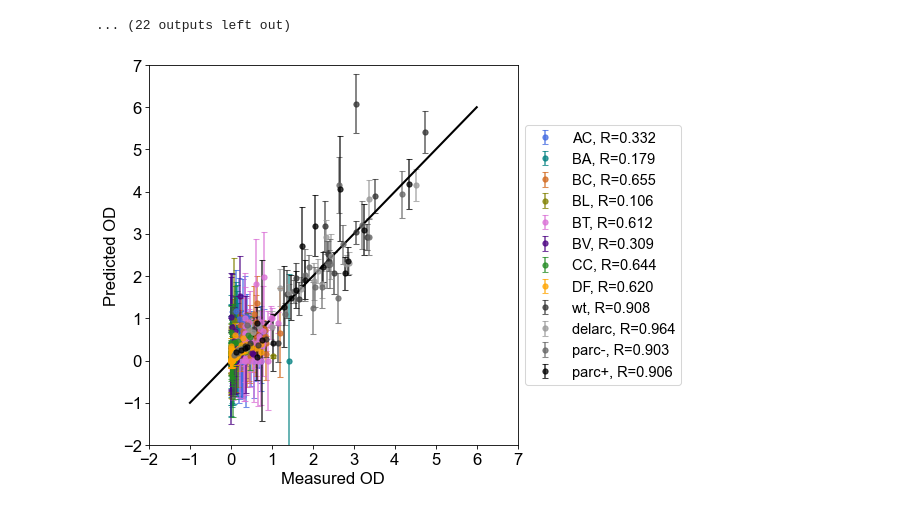
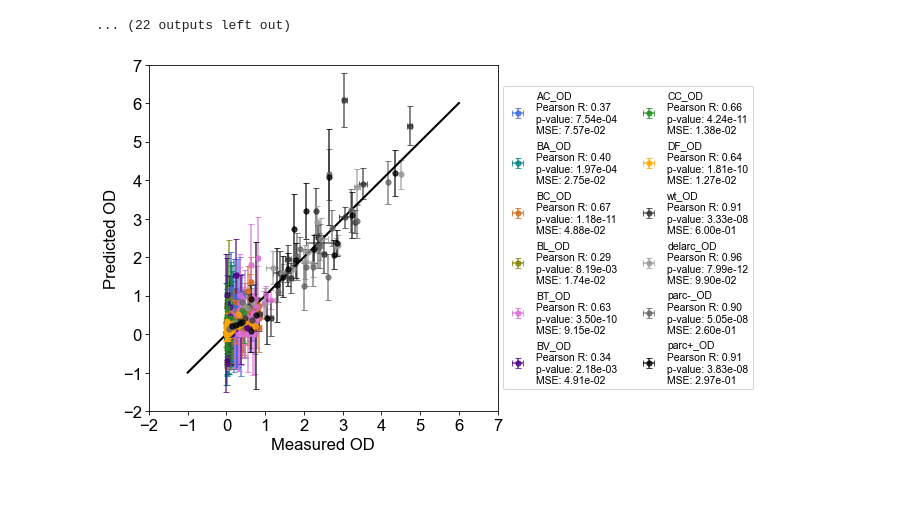
Before and after one commit to VenturelliLab/Liu_et_al_2024, a Jupyter notebook: MiRNN Comm LOO.ipynb, the cells around one changed output. Saved outputs shown, nothing was run; the diff lists cells and outputs as text; code cells hidden in the pictures.

Commit message:
added figures

```diff
--- a/MiRNN Comm LOO.ipynb
+++ b/MiRNN Comm LOO.ipynb
@@ -259,6 +260,8 @@ Pass count  1
 # %%
 # import kfold results
 k_fold_df = pd.read_csv(f"kfold/mirnn/LOO_MiRNN.csv")
+rawdataDF = pd.read_csv('Data/arc_commmono.csv')
+
 r_vals = []
 mse_vals = []
 nll_vals = []
@@ -278,12 +281,16 @@ colordict = {
         'parc+_OD':(0,0,0),
         }
 
-plt.figure(figsize=(8, 6))
+RawDataExp = list(rawdataDF['Experiments'])
+Exptime = [0,3,6,9,12,24]
+
+plt.figure(figsize=(6, 6))
 for i, obs in enumerate(species):
 
     true_vals = []
     pred_vals = []
     stdv_vals = []
+    truestdv_vals = []
 
     for exp_name, kf_df in k_fold_df.groupby("Experiments"):
         true_vals_exp = kf_df[f'{obs} true'].values
@@ -291,41 +298,53 @@ for i, obs in enumerate(species):
         stdv_vals_exp = kf_df[f'{obs} stdv'].values
 
         # if species was inoculated
-        if true_vals_exp[0] > 0:
+        if true_vals_exp[0] > 0 and exp_name!='comm11':
             # if not nan
             for true_val_exp, pred_val_exp, stdv_val_exp in zip(true_vals_exp[1:], pred_vals_exp[1:], stdv_vals_exp[1:]):
                 if not np.isnan(true_val_exp):
                     true_vals.append(true_val_exp)
                     pred_vals.append(pred_val_exp)
                     stdv_vals.append(stdv_val_exp)
 
+            #find true stdv
+
+            repOD = []
+            for rep in range(3):
+                rawexpnum = RawDataExp.index(exp_name+'_'+str(rep+1))
+                true = list(rawdataDF[obs])[rawexpnum+1:rawexpnum+len(Exptime)]
+                repOD.append(true)
+            truestdv_vals.extend([np.std(x) for x in zip(repOD[0],repOD[1],repOD[2])])
+
     true_vals = np.array(true_vals)
     pred_vals = np.array(pred_vals)
     stdv_vals = np.array(stdv_vals)
+    truestdv_vals = np.array(truestdv_vals)
 
     # compute stats
-    R = pearsonr(true_vals, pred_vals)[0]
+    R,Rp = pearsonr(true_vals, pred_vals)
+    mse = mean_squared_error(true_vals, pred_vals)
+
     r_vals.append(R)
     mse_vals.append(np.mean((true_vals-pred_vals)**2))
 
     # plot
-    plt.errorbar(true_vals, pred_vals, yerr=stdv_vals,
+    plt.errorbar(true_vals, pred_vals, yerr=stdv_vals, xerr=truestdv_vals,
                  fmt='.', capsize=3, markersize=10, c=colordict[obs], alpha=.75,
-                 label = f'{obs.split("_")[0]}, R={R:.3f}')
+                 label = obs+'\nPearson R: {:.2f}\np-value: {:.2e}\nMSE: {:.2e}'.format(R, Rp, mse))
 
 plt.plot((-1,6),(-1,6),'k',linewidth=2)
 plt.ylim((-2,7))
 plt.xlim((-2,7))
-plt.legend(loc='center left', bbox_to_anchor=(1, .5), fontsize=14)
+plt.legend(loc='center left', bbox_to_anchor=(1, 0.5),ncol=2)
 plt.xlabel("Measured OD", fontsize=16)
 plt.ylabel("Predicted OD", fontsize=16)
 plt.xticks(fontsize=16)
 plt.yticks(fontsize=16)
-plt.tight_layout()
+#plt.tight_layout()
 plt.savefig(f"Figures/mirnn/mirnn_species_LOO.svg")
 plt.show()
 # %% [output]
-[figure, old version]
+[figure, new version]
 # %%
 # import kfold results
 r_vals = []
```
Also changed, not shown: parts of 2 cells of this notebook, 11 other files.
